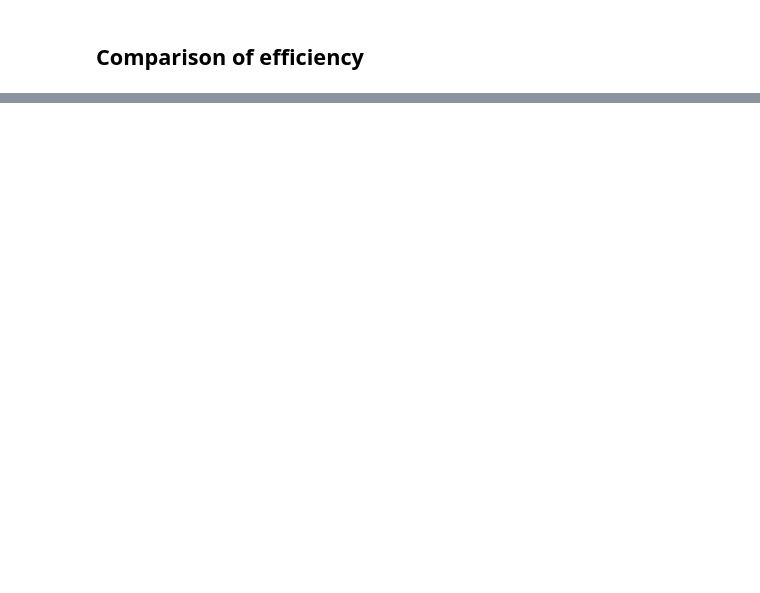
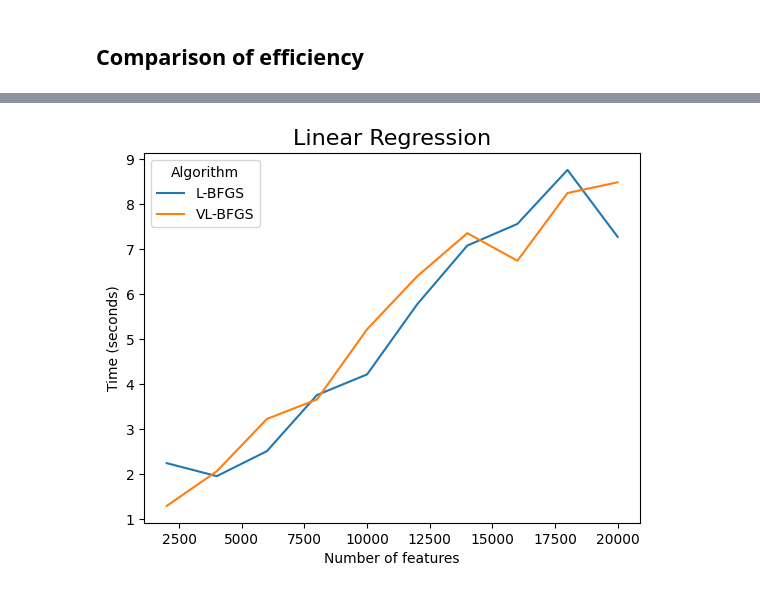
Before and after one commit to agatheminaro/CloudComputing__L-BFGS, a Jupyter notebook: Demo.ipynb, the cells around one changed output, grey strips where cells are left out. Cells and saved outputs as stored; diff of their text form; code cells hidden in the pictures; blank space fills up the shorter version.

```diff
--- a/Demo.ipynb
+++ b/Demo.ipynb
@@ -141,0 +193,10 @@ plt.show()
+# %%
+plt.plot(d_list[1:], times_lbfgs, label="L-BFGS")
+plt.plot(d_list[1:], times_vlbfgs, label="VL-BFGS")
+plt.title("Linear Regression", fontsize=16)
+plt.legend(title='Algorithm', loc='best')
+plt.xlabel('Number of features')
+plt.ylabel('Time (seconds)')
+plt.show()
+# %% [output]
+[figure, added]
```
Also changed, not shown: parts of 23 cells of this notebook.
